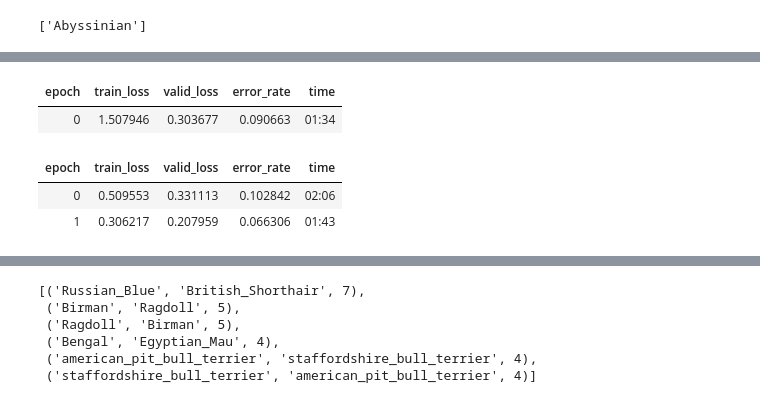
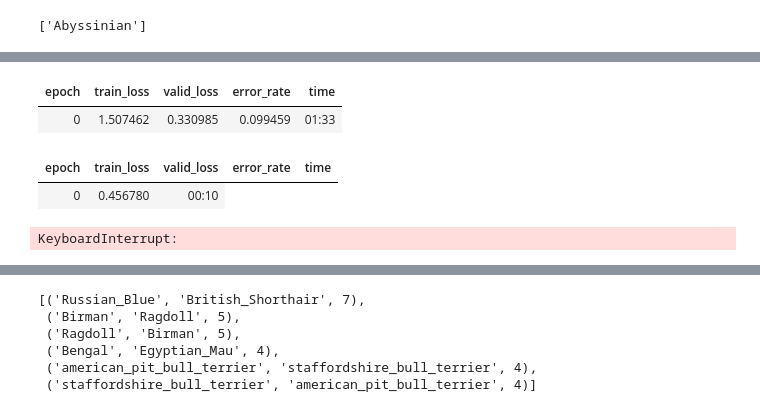
Before and after one commit to sajidali22/fastai-notebooks, a Jupyter notebook: chap5_pet_breeds.ipynb, the cells around one changed output, grey strips where cells are left out. Saved outputs shown, nothing was run; the diff lists cells and outputs as text; code cells hidden in the pictures.

```diff
--- a/chap5_pet_breeds.ipynb
+++ b/chap5_pet_breeds.ipynb
@@ -53,13 +57,13 @@ Building one sample
 # %%
 learn = cnn_learner(dls, resnet34, metrics=error_rate)
-learn.model.cuda()
+#learn.model.cuda()
 learn.fine_tune(2)
 # %% [output]
 | epoch | train_loss | valid_loss | error_rate | time |
-| 0 | 1.507946 | 0.303677 | 0.090663 | 01:34 |
+| 0 | 1.507462 | 0.330985 | 0.099459 | 01:33 |
 | epoch | train_loss | valid_loss | error_rate | time |
-| 0 | 0.509553 | 0.331113 | 0.102842 | 02:06 |
-| 1 | 0.306217 | 0.207959 | 0.066306 | 01:43 |
+| 0 | 0.456780 | 00:10 |
+KeyboardInterrupt:
 # %%
 interp = ClassificationInterpretation.from_learner(learn)
 interp.plot_confusion_matrix(figsize=(12,12), dpi=60)
```
Also changed, not shown: parts of 2 cells of this notebook.
